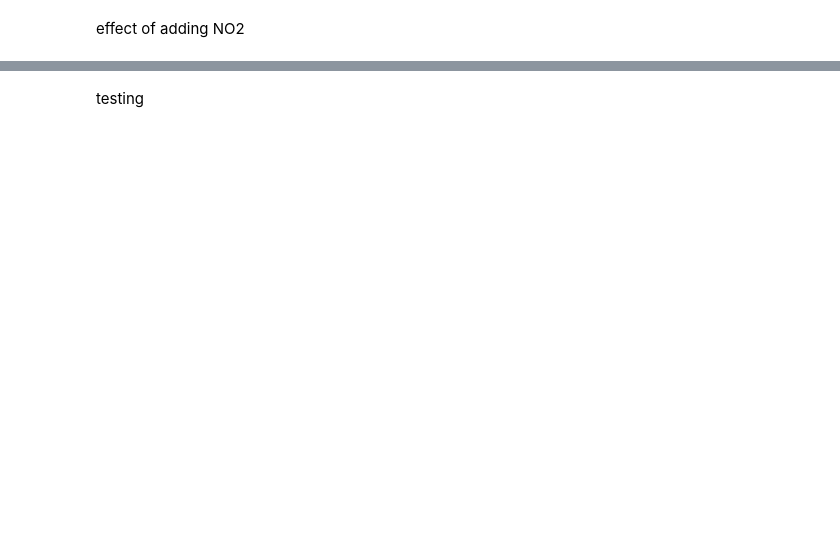
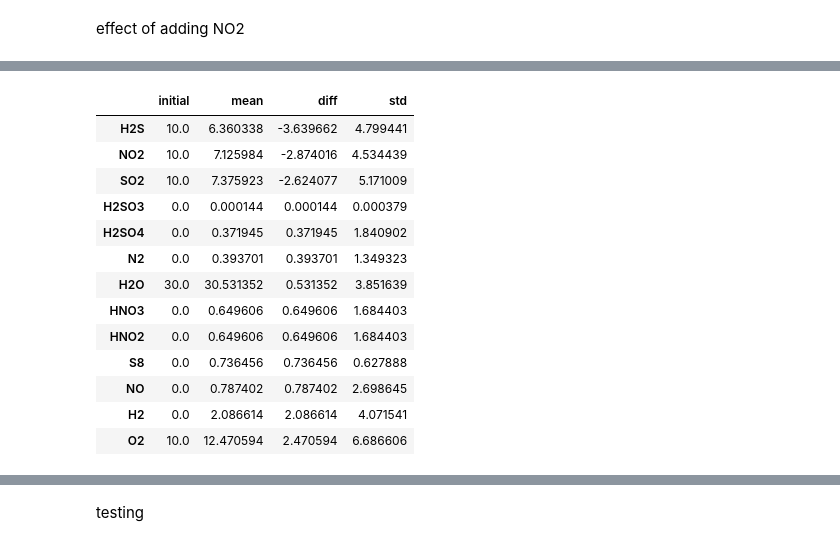
Before and after one commit to equinor/arcs, a Jupyter notebook: examples/example1.ipynb, the cells around one changed output, grey strips where cells are left out. Drawn from its saved outputs; the diff is of its cells as text; code cells hidden in the pictures; blank space fills up the shorter version.

```diff
--- a/examples/example1.ipynb
+++ b/examples/example1.ipynb
@@ -125,4 +172,4 @@ t = Traversal(graph=graph)
 t.rank_small_reactions_higher = {'option':True,'by_coefficients':True}
 print(t.rank_small_reactions_higher)
 
-data = t.sample(initial_concentrations=gic,ncpus=10,nsamples=1000,progress_bar=True)
+data = t.sample(initial_concentrations=gic,ncpus=10,nsamples=500,progress_bar=True)
@@ -135,8 +196,24 @@ pd.Series(analysis.reaction_statistics(data)).sort_values(ascending=False)
 # %%
 average_data = analysis.average_sampling(data)
 average_data = average_data.loc[~(average_data==0).all(axis=1)]
 average_data.round(5)
 average_data.sort_values(by='diff',inplace=True)
+average_data
+# %% [output]
+|  | initial | mean | diff | std |
+| H2S | 10.0 | 6.360338 | -3.639662 | 4.799441 |
+| NO2 | 10.0 | 7.125984 | -2.874016 | 4.534439 |
+| SO2 | 10.0 | 7.375923 | -2.624077 | 5.171009 |
+| H2SO3 | 0.0 | 0.000144 | 0.000144 | 0.000379 |
+| H2SO4 | 0.0 | 0.371945 | 0.371945 | 1.840902 |
+| N2 | 0.0 | 0.393701 | 0.393701 | 1.349323 |
+| H2O | 30.0 | 30.531352 | 0.531352 | 3.851639 |
+| HNO3 | 0.0 | 0.649606 | 0.649606 | 1.684403 |
+| HNO2 | 0.0 | 0.649606 | 0.649606 | 1.684403 |
+| S8 | 0.0 | 0.736456 | 0.736456 | 0.627888 |
+| NO | 0.0 | 0.787402 | 0.787402 | 2.698645 |
+| H2 | 0.0 | 2.086614 | 2.086614 | 4.071541 |
+| O2 | 10.0 | 12.470594 | 2.470594 | 6.686606 |
 # %%
 import seaborn as sns
 import matplotlib.pyplot as plt
```
Also changed, not shown: parts of 19 cells of this notebook, 3 other files.
